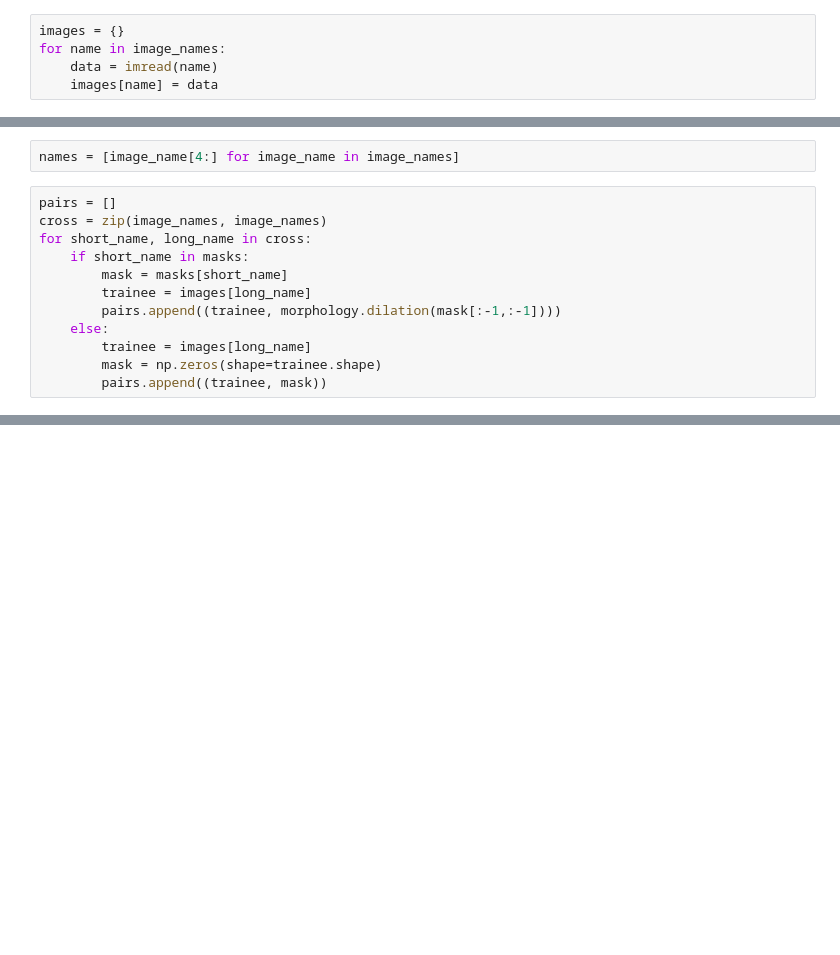
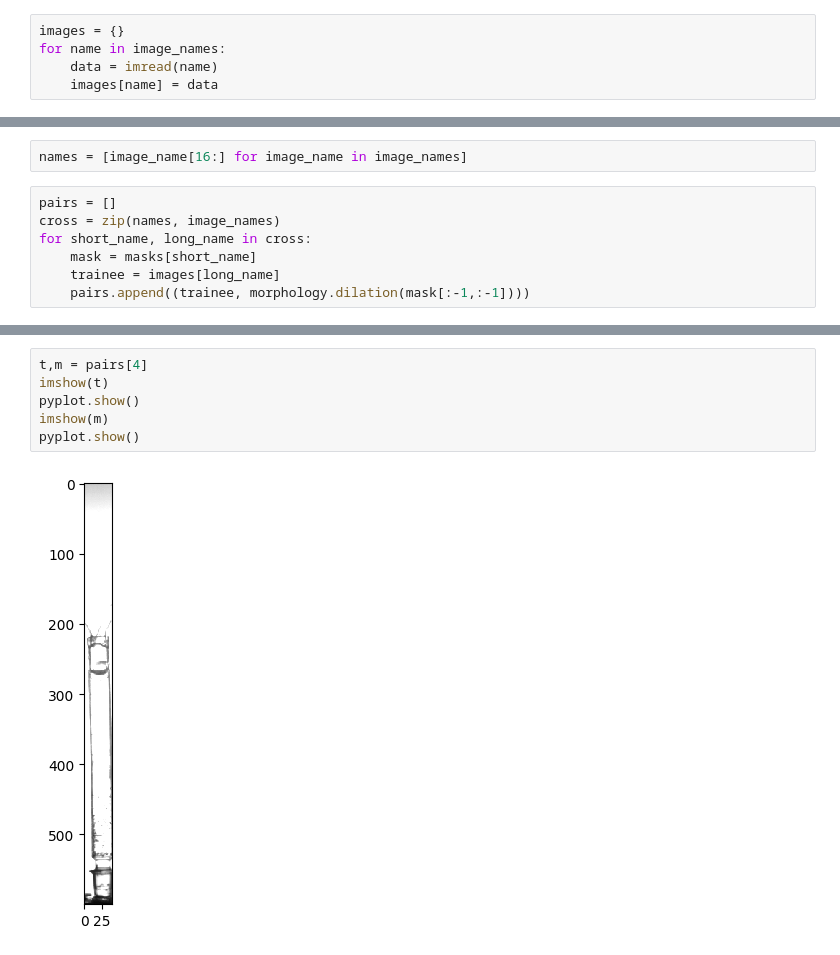
Before and after one commit to Tomas-Pierce-at-UNC/MothDrinks, a Jupyter notebook: proboscisTracking.ipynb, the cells around one changed output, grey strips where cells are left out. Drawn from its saved outputs; the diff is of its cells as text; blank space fills up the shorter version.

```diff
--- a/proboscisTracking.ipynb
+++ b/proboscisTracking.ipynb
@@ -70,14 +84,9 @@ big/example0000000.png
 # %%
-names = [image_name[4:] for image_name in image_names]
+names = [image_name[16:] for image_name in image_names]
 # %%
 pairs = []
-cross = zip(image_names, image_names)
+cross = zip(names, image_names)
 for short_name, long_name in cross:
-    if short_name in masks:
-        mask = masks[short_name]
-        trainee = images[long_name]
-        pairs.append((trainee, morphology.dilation(mask[:-1,:-1])))
-    else:
-        trainee = images[long_name]
-        mask = np.zeros(shape=trainee.shape)
-        pairs.append((trainee, mask))
+    mask = masks[short_name]
+    trainee = images[long_name]
+    pairs.append((trainee, morphology.dilation(mask[:-1,:-1])))
@@ -422,0 +93,8 @@ array([], shape=(0, 2), dtype=int64)
+# %%
+t,m = pairs[4]
+imshow(t)
+pyplot.show()
+imshow(m)
+pyplot.show()
+# %% [output]
+[figure, added]
```
Also changed, not shown: parts of 37 cells of this notebook.
